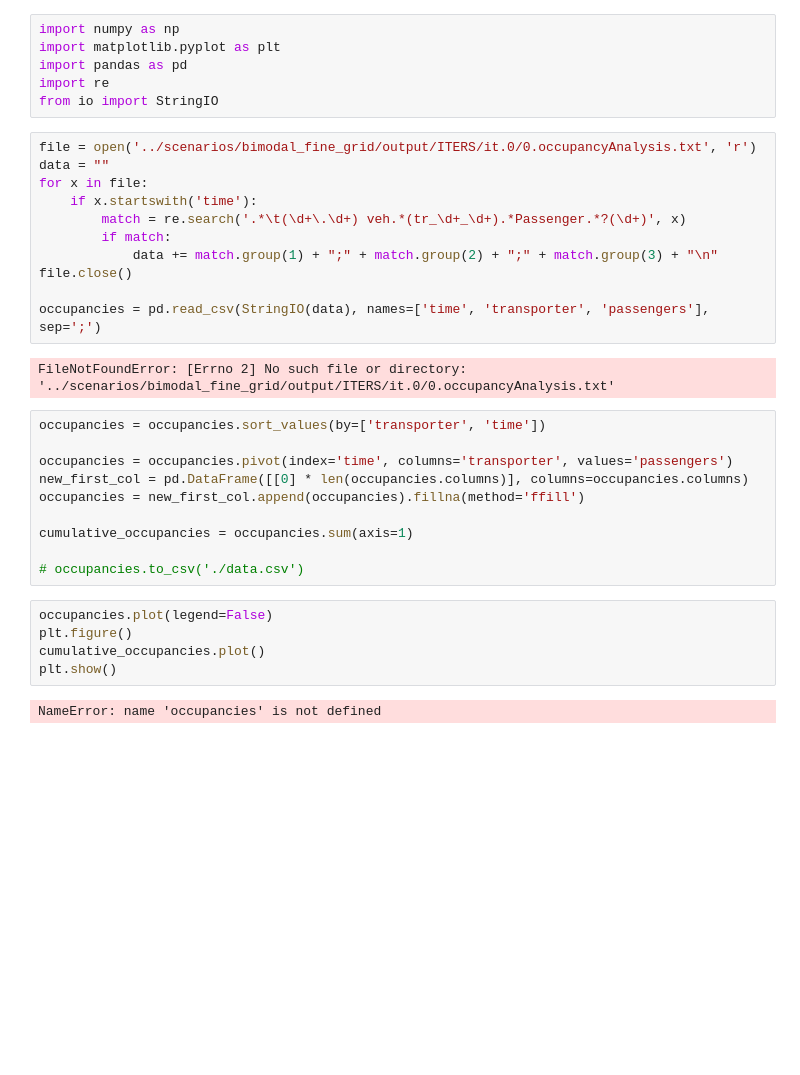
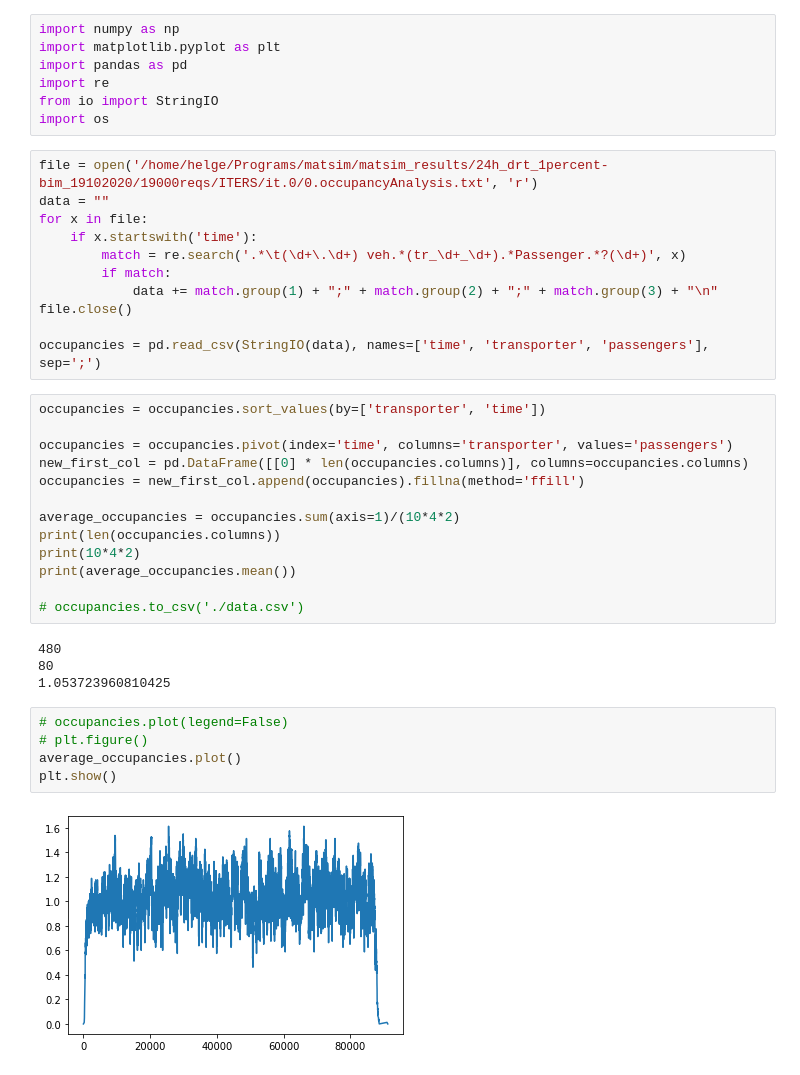
Before and after one commit to poss-group/matsim-bimodal-1, a Jupyter notebook: python_anaysis/analyze_pt_occupancy.ipynb, the cells around one changed output. Drawn from its saved outputs; the diff is of its cells as text; blank space fills up the shorter version.

```diff
--- a/python_anaysis/analyze_pt_occupancy.ipynb
+++ b/python_anaysis/analyze_pt_occupancy.ipynb
@@ -4,8 +4,9 @@ import matplotlib.pyplot as plt
 import pandas as pd
 import re
 from io import StringIO
+import os
 # %%
-file = open('../scenarios/bimodal_fine_grid/output/ITERS/it.0/0.occupancyAnalysis.txt', 'r')
+file = open('/home/helge/Programs/matsim/matsim_results/24h_drt_1percent-bim_19102020/19000reqs/ITERS/it.0/0.occupancyAnalysis.txt', 'r')
 data = ""
 for x in file:
     if x.startswith('time'):
@@ -15,8 +16,6 @@ for x in file:
 file.close()
 
 occupancies = pd.read_csv(StringIO(data), names=['time', 'transporter', 'passengers'], sep=';')
-# %% [output]
-FileNotFoundError: [Errno 2] No such file or directory: '../scenarios/bimodal_fine_grid/output/ITERS/it.0/0.occupancyAnalysis.txt'
 # %%
 occupancies = occupancies.sort_values(by=['transporter', 'time'])
 
@@ -24,13 +23,20 @@ occupancies = occupancies.pivot(index='time', columns='transporter', values='pas
 new_first_col = pd.DataFrame([[0] * len(occupancies.columns)], columns=occupancies.columns)
 occupancies = new_first_col.append(occupancies).fillna(method='ffill')
 
-cumulative_occupancies = occupancies.sum(axis=1)
+average_occupancies = occupancies.sum(axis=1)/(10*4*2)
+print(len(occupancies.columns))
+print(10*4*2)
+print(average_occupancies.mean())
 
 # occupancies.to_csv('./data.csv')
+# %% [output]
+480
+80
+1.053723960810425
 # %%
-occupancies.plot(legend=False)
-plt.figure()
-cumulative_occupancies.plot()
+# occupancies.plot(legend=False)
+# plt.figure()
+average_occupancies.plot()
 plt.show()
 # %% [output]
-NameError: name 'occupancies' is not defined
+[figure, added]
```
Also changed, not shown: parts of 2 cells of this notebook, 54 other files.
